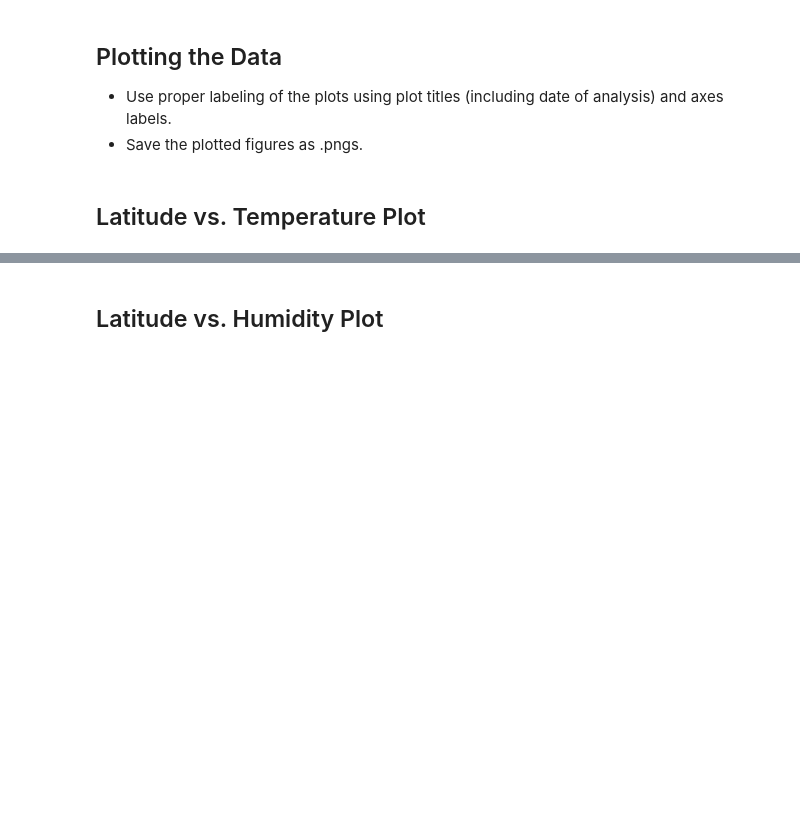
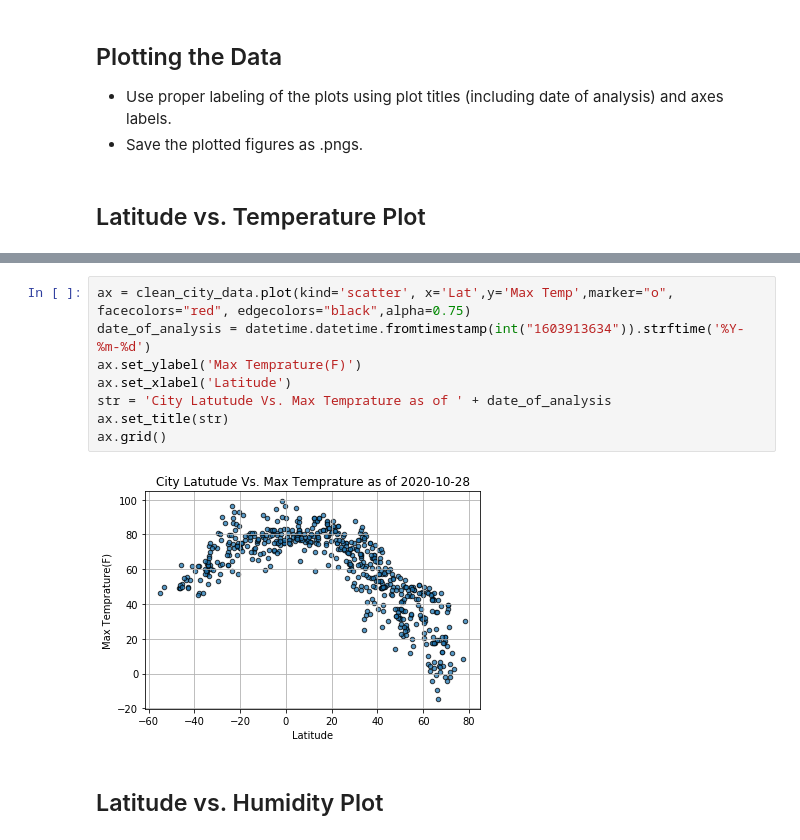
Before and after one commit to kdevanath/Python-API-Challenge, a Jupyter notebook: Weather/WeatherPy.ipynb, the cells around one changed output, grey strips where cells are left out. Drawn from its saved outputs; the diff is of its cells as text; blank space fills up the shorter version.

```diff
--- a/Weather/WeatherPy.ipynb
+++ b/Weather/WeatherPy.ipynb
@@ -169,2 +173,12 @@ Int64Index([], dtype='int64')
+# %%
+ax = clean_city_data.plot(kind='scatter', x='Lat',y='Max Temp',marker="o", facecolors="red", edgecolors="black",alpha=0.75)
+date_of_analysis = datetime.datetime.fromtimestamp(int("1603913634")).strftime('%Y-%m-%d')
+ax.set_ylabel('Max Temprature(F)')
+ax.set_xlabel('Latitude')
+str = 'City Latutude Vs. Max Temprature as of ' + date_of_analysis
+ax.set_title(str)
+ax.grid()
+# %% [output]
+[figure, added]
 # %% [markdown]
 ## Latitude vs. Humidity Plot
```
Also changed, not shown: parts of 15 cells of this notebook.
